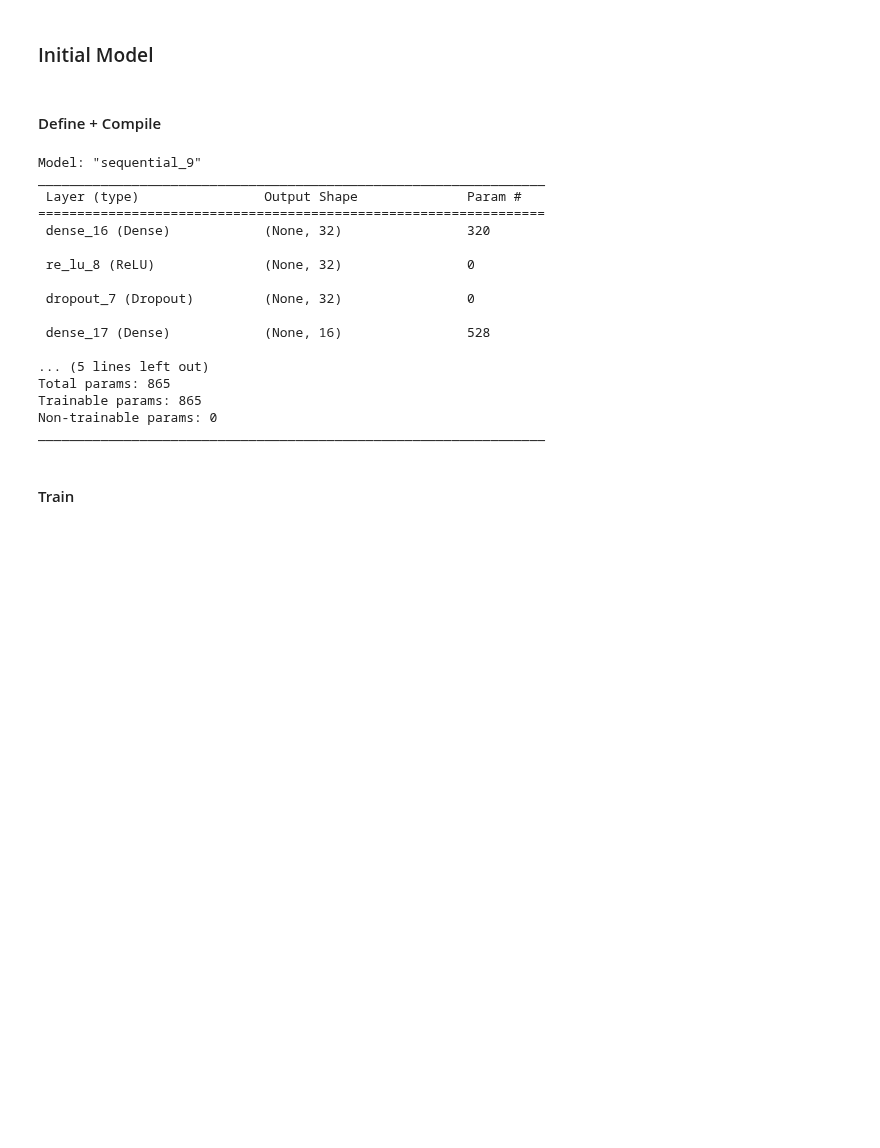
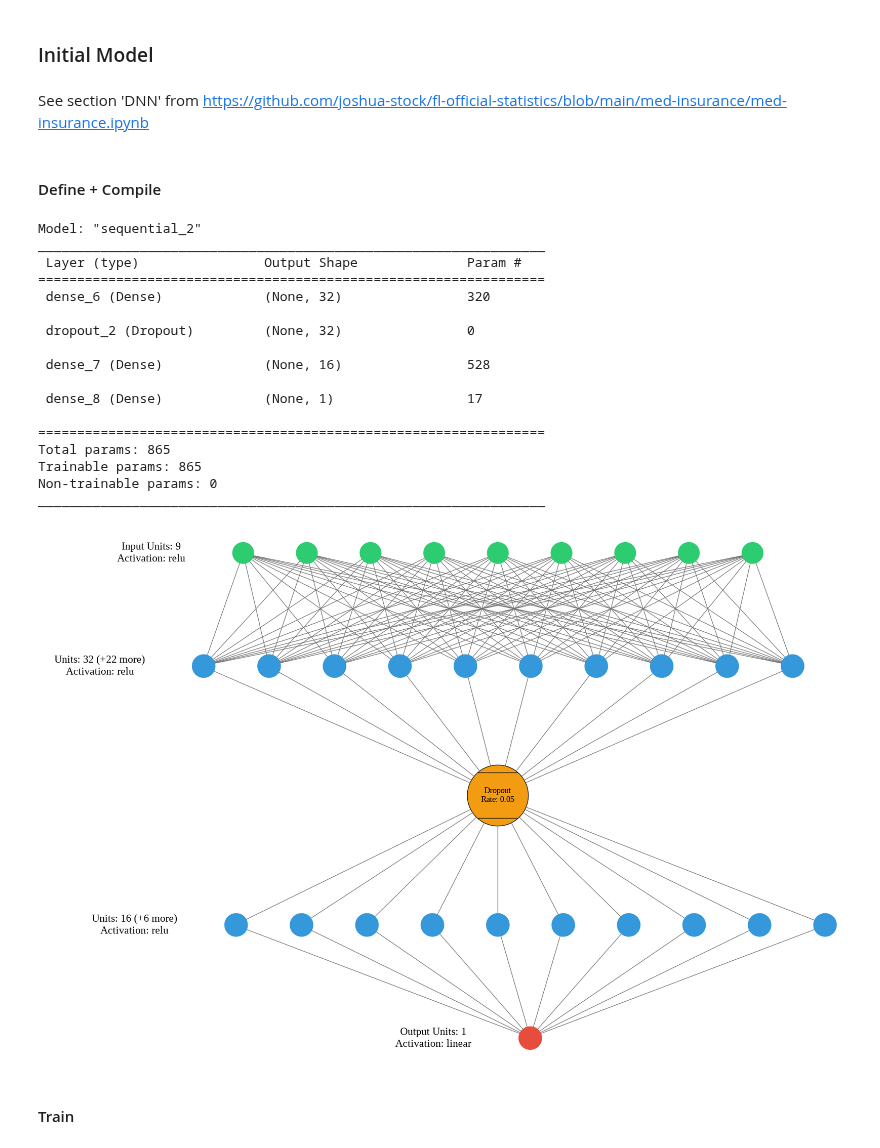
Before and after one commit to Olhaau/fl-official-statistics-addon, a Jupyter notebook: _dev/04_insurance_wrapup.ipynb, the cells around one changed output. Cells and saved outputs as stored; diff of their text form; code cells hidden in the pictures; blank space fills up the shorter version.

```diff
--- a/_dev/04_insurance_wrapup.ipynb
+++ b/_dev/04_insurance_wrapup.ipynb
@@ -200,44 +190,59 @@ def plot_loss(history, y_min=None, y_max=None, save_path=None, title = None):
 ---
 # %% [markdown]
 ### Initial Model
+# %% [markdown]
+See section 'DNN' from https://github.com/joshua-stock/fl-official-statistics/blob/main/med-insurance/med-insurance.ipynb
 # %% [markdown]
 #### Define + Compile
 # %%
-model0 = Sequential()
-model0.add(Dense(32, input_dim = 9))
-model0.add(ReLU())
-model0.add(Dropout(0.05))
-model0.add(Dense(16))
-model0.add(ReLU())
-model0.add(Dense(1))
+# alternatively ...
+#model0 = Sequential()
+#model0.add(Dense(32, input_dim = 9))
+#model0.add(ReLU())
+#model0.add(Dropout(0.05))
+#model0.add(Dense(16))
+#model0.add(ReLU())
+#model0.add(Dense(1))
 
+model0 = Sequential([
+    keras.Input(shape=(9,)),
+    Dense(32, activation='relu'),
+    Dropout(0.05),
+    Dense(16, activation='relu'),
+    Dense(1)
+])
 
 model0.compile(
-      loss = 'mean_squared_error',
-      optimizer = tf.optimizers.SGD(),
-      metrics = ["mae", 'mean_squared_error', r2_score],
-      run_eagerly = True
-      )
+    loss        = 'mae',
+    optimizer   = tf.optimizers.SGD(),
+    metrics     = ["mae", 'mean_squared_error', r2_score],
+    run_eagerly = True
+    )
 
 model0.summary()
 # %% [output]
-Model: "sequential_9"
+Model: "sequential_2"
 _________________________________________________________________
  Layer (type)                Output Shape              Param #
 =================================================================
- dense_16 (Dense)            (None, 32)                320
+ dense_6 (Dense)             (None, 32)                320
 
- re_lu_8 (ReLU)              (None, 32)                0
+ dropout_2 (Dropout)         (None, 32)                0
 
- dropout_7 (Dropout)         (None, 32)                0
+ dense_7 (Dense)             (None, 16)                528
 
- dense_17 (Dense)            (None, 16)                528
+ dense_8 (Dense)             (None, 1)                 17
 
-... (5 lines left out)
+=================================================================
 Total params: 865
 Trainable params: 865
 Non-trainable params: 0
 _________________________________________________________________
+# %%
+visualizer(model0, file_format = 'png', file_name = '_initial_model', view=True)
+Image('_initial_model.png')
+# %% [output]
+[figure, added]
 # %% [markdown]
 #### Train
 # %%
```
Also changed, not shown: parts of 11 cells of this notebook.
